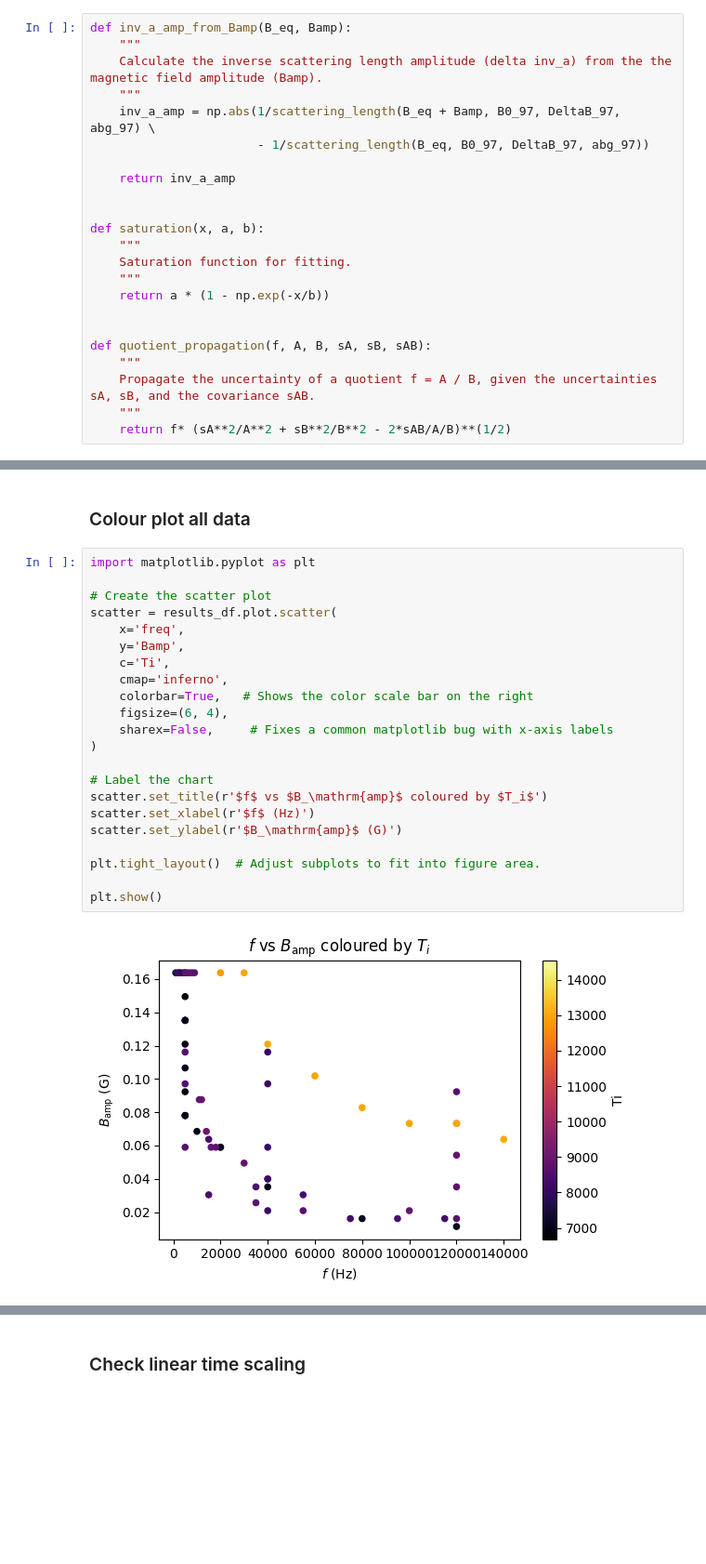
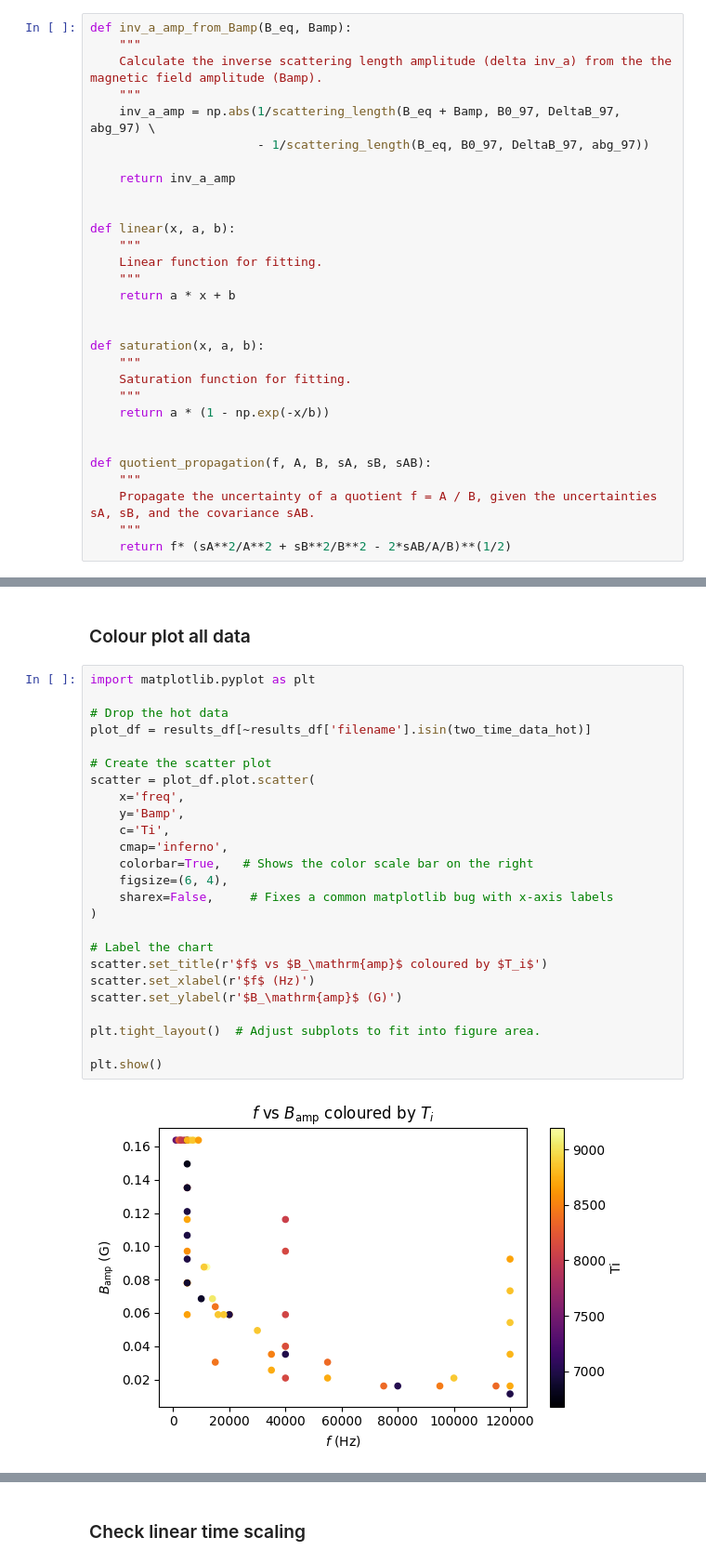
Before and after one commit to uoft-chiplab/Fast-Modulation-Contact-Correlation-Project, a Jupyter notebook: contact_correlations/heating_rate_analysis.ipynb, the cells around one changed output, grey strips where cells are left out. Shown at 93% size. Drawn from its saved outputs; the diff is of its cells as text; blank space fills up the shorter version.

```diff
--- a/contact_correlations/heating_rate_analysis.ipynb
+++ b/contact_correlations/heating_rate_analysis.ipynb
@@ -40,6 +40,13 @@ def inv_a_amp_from_Bamp(B_eq, Bamp):
 					   - 1/scattering_length(B_eq, B0_97, DeltaB_97, abg_97))
 
     return inv_a_amp
+
+
+def linear(x, a, b):
+    """
+    Linear function for fitting.
+    """
+    return a * x + b
 
 
 def saturation(x, a, b):
@@ -257,24 +264,27 @@ results_df['e_norm_heating_rate'] = results_df['norm_heating_rate'] * np.sqrt((r
 # %%
 import matplotlib.pyplot as plt
 
+# Drop the hot data
+plot_df = results_df[~results_df['filename'].isin(two_time_data_hot)]
+
 # Create the scatter plot
-scatter = results_df.plot.scatter(
+scatter = plot_df.plot.scatter(
     x='freq',
     y='Bamp',
     c='Ti',
     cmap='inferno',
     colorbar=True,   # Shows the color scale bar on the right
     figsize=(6, 4),
     sharex=False,     # Fixes a common matplotlib bug with x-axis labels
 )
 
 # Label the chart
 scatter.set_title(r'$f$ vs $B_\mathrm{amp}$ coloured by $T_i$')
 scatter.set_xlabel(r'$f$ (Hz)')
 scatter.set_ylabel(r'$B_\mathrm{amp}$ (G)')
 
 plt.tight_layout()  # Adjust subplots to fit into figure area.
 
 plt.show()
 # %% [output]
-[figure, old version]
+[figure, new version]
```
Also changed, not shown: parts of 4 cells of this notebook.
